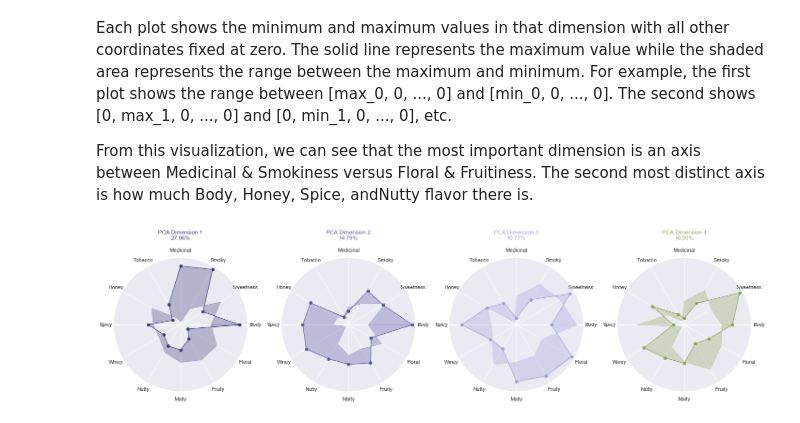
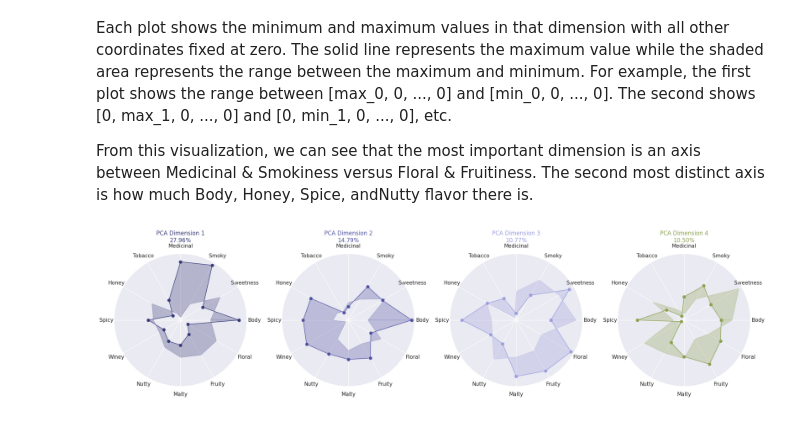
Before and after one commit to sweis/whiskies, a Jupyter notebook: whisky.ipynb, the cells around one changed output. Drawn from its saved outputs; the diff is of its cells as text; code cells hidden in the pictures.

```diff
--- a/whisky.ipynb
+++ b/whisky.ipynb
@@ -68,13 +68,14 @@ plot(ap.labels_, df['Distillery'], df['Latitude'], df['Longitude'])
 def make_radar_chart(ax, name, mean, std, attribute_labels, plot_markers, color):
     labels = np.array(attribute_labels)
     angles = np.linspace(0, 2*np.pi, len(labels), endpoint=False)
+    angles_for_labels = angles.copy()  # Store original angles for labels
     mean = np.concatenate((mean,[mean[0]]))
     angles = np.concatenate((angles,[angles[0]]))
     ax.plot(angles, mean, 'o-', alpha=1, linewidth=1, c=color)
     std = np.concatenate((std,[std[0]]))
     ax.fill_between(angles, np.subtract(mean, std), np.add(mean, std), alpha=0.3, color=color)
     ax.set_yticks([])
-    ax.set_thetagrids(angles * 180/np.pi, labels)
+    ax.set_thetagrids(angles_for_labels * 180/np.pi, labels)
     ax.set_title(name, c=color, loc='center', pad=25)
     ax.grid(True)
 # %%
@@ -131,8 +132,8 @@ unique_labels = np.unique(ap.labels_)
 labels = data.columns[1:]
 markers = ["Low", "", "", "", "High"]
 np_labels = np.array(labels)
-angles = np.linspace(0, 2*np.pi, len(np_labels), endpoint=False)
-angles = np.concatenate((angles,[angles[0]]))
+angles_for_labels = np.linspace(0, 2*np.pi, len(np_labels), endpoint=False)
+angles = np.concatenate((angles_for_labels,[angles_for_labels[0]]))
 # %% [markdown]
 The below chart attempts to explain what the PCA dimensions actually measure. The percentage on the top shows how much that PCA dimension explains the variance of all the data. PCA Dimension 1 accounts for 28% of variance in this example.
 
@@ -142,20 +143,20 @@ From this visualization, we can see that the most important dimension is an axis
 # %%
 fig, axes = plt.subplots(1, 4, subplot_kw=dict(polar=True), figsize=(20,10), sharey=False, tight_layout=True)
 for i in range(4):
     col = i % 4
-    min_d = ext_df.iloc[2*i]
-    max_d = ext_df.iloc[2*i+1]
+    min_d = ext_df.iloc[2*i].values
+    max_d = ext_df.iloc[2*i+1].values
     max_d = np.concatenate((max_d,[max_d[0]]))
     min_d = np.concatenate((min_d,[min_d[0]]))
     ax = axes[i]
     ax.plot(angles, max_d, 'o-', alpha=1, linewidth=1, c=colors[i])
     ax.fill_between(angles, min_d, max_d, alpha=0.3, color=colors[i])
     ax.set_yticks([])
-    ax.set_thetagrids(angles * 180/np.pi, np_labels)
+    ax.set_thetagrids(angles_for_labels * 180/np.pi, np_labels)
     ax.set_title("PCA Dimension {}\n{:.2f}%".format(i+1, 100*pca.explained_variance_ratio_[i]), c=colors[i], loc='center', pad=25)
     ax.grid(True)
 # %% [output]
-[figure, old version]
+[figure, new version]
 # %%
 pivoted = train.set_index(df['Distillery'])
 sns.clustermap(pivoted, metric="correlation", method="complete", cmap="Blues", standard_scale=1, figsize=(30,30), row_cluster=True, col_cluster=True)
```
Also changed, not shown: parts of 4 cells of this notebook.
